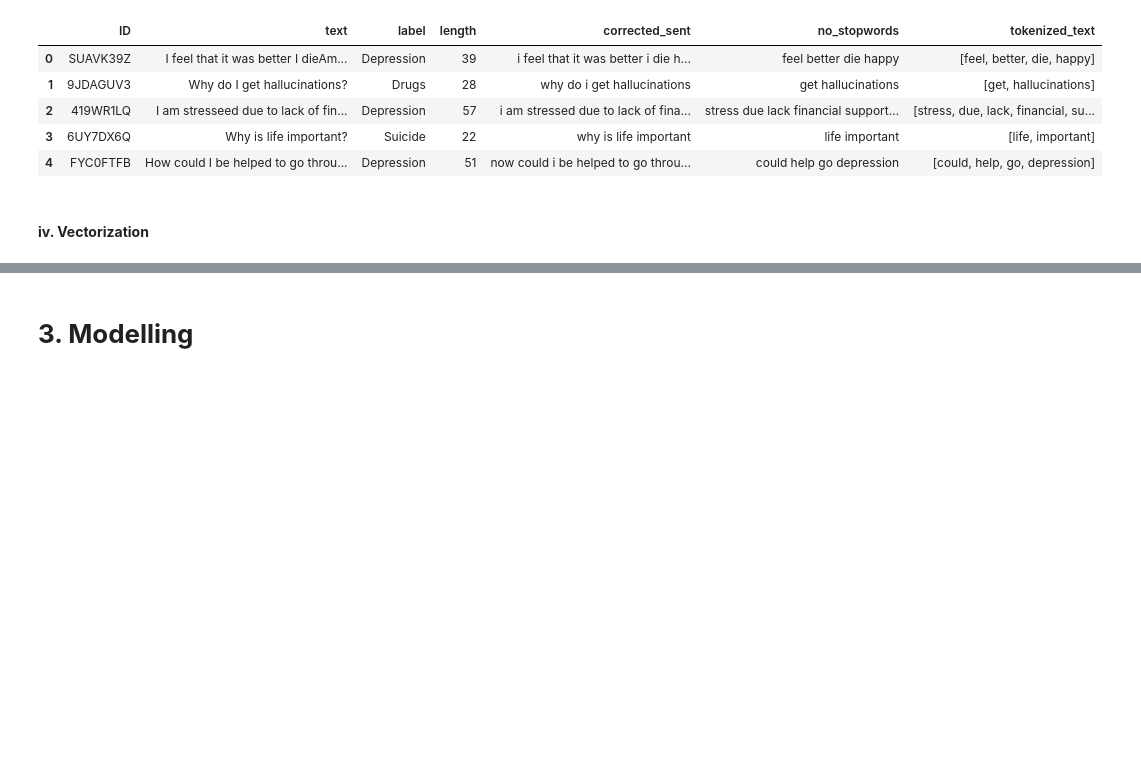
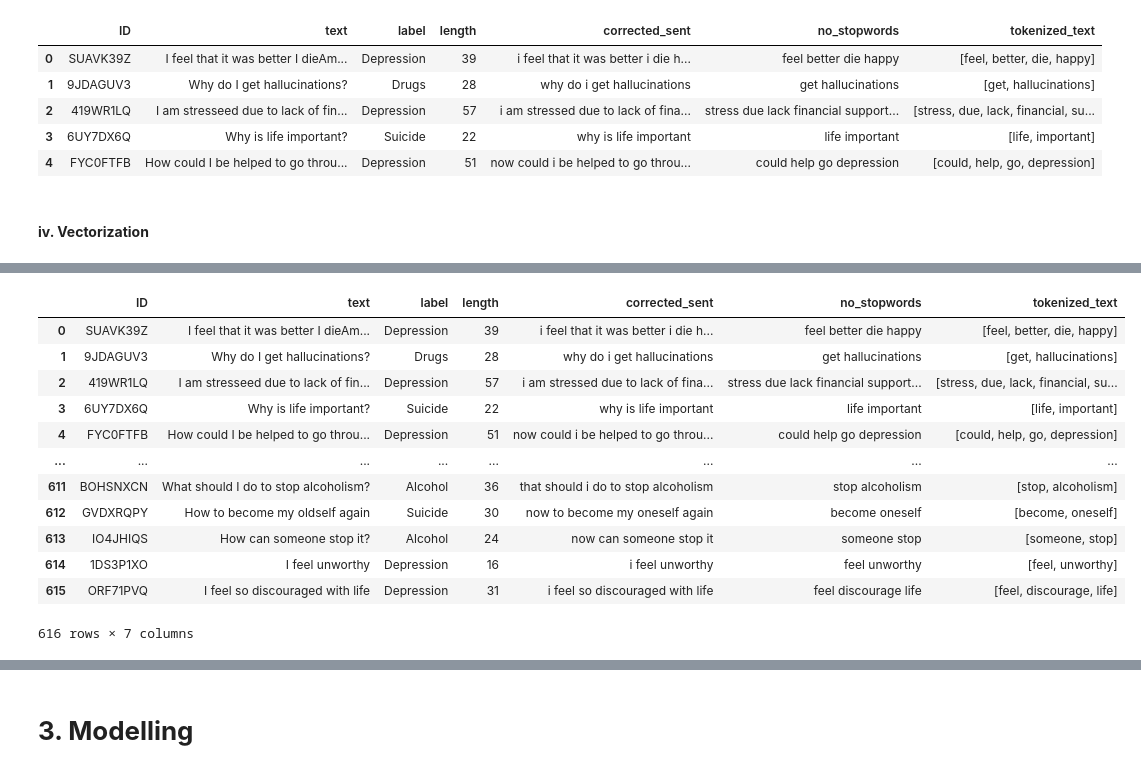
Before and after one commit to AliceWamuyu/Mental-Health-Prediction, a Jupyter notebook: index.ipynb, the cells around one changed output, grey strips where cells are left out. Drawn from its saved outputs; the diff is of its cells as text; code cells hidden in the pictures; blank space fills up the shorter version.

```diff
--- a/index.ipynb
+++ b/index.ipynb
@@ -269,0 +301,16 @@ SyntaxError: invalid syntax (<ipython-input-21-dcf41ffd04d6>, line 2)
+# %%
+train_df
+# %% [output]
+|  | ID | text | label | length | corrected_sent | no_stopwords | tokenized_text |
+| 0 | SUAVK39Z | I feel that it was better I dieAm... | Depression | 39 | i feel that it was better i die h... | feel better die happy | [feel, better, die, happy] |
+| 1 | 9JDAGUV3 | Why do I get hallucinations? | Drugs | 28 | why do i get hallucinations | get hallucinations | [get, hallucinations] |
+| 2 | 419WR1LQ | I am stresseed due to lack of fin... | Depression | 57 | i am stressed due to lack of fina... | stress due lack financial support... | [stress, due, lack, financial, su... |
+| 3 | 6UY7DX6Q | Why is life important? | Suicide | 22 | why is life important | life important | [life, important] |
+| 4 | FYC0FTFB | How could I be helped to go throu... | Depression | 51 | now could i be helped to go throu... | could help go depression | [could, help, go, depression] |
+| ... | ... | ... | ... | ... | ... | ... | ... |
+| 611 | BOHSNXCN | What should I do to stop alcoholism? | Alcohol | 36 | that should i do to stop alcoholism | stop alcoholism | [stop, alcoholism] |
+| 612 | GVDXRQPY | How to become my oldself again | Suicide | 30 | now to become my oneself again | become oneself | [become, oneself] |
+| 613 | IO4JHIQS | How can someone stop it? | Alcohol | 24 | now can someone stop it | someone stop | [someone, stop] |
+| 614 | 1DS3P1XO | I feel unworthy | Depression | 16 | i feel unworthy | feel unworthy | [feel, unworthy] |
+| 615 | ORF71PVQ | I feel so discouraged with life | Depression | 31 | i feel so discouraged with life | feel discourage life | [feel, discourage, life] |
+616 rows × 7 columns
```
Also changed, not shown: parts of 18 cells of this notebook.
